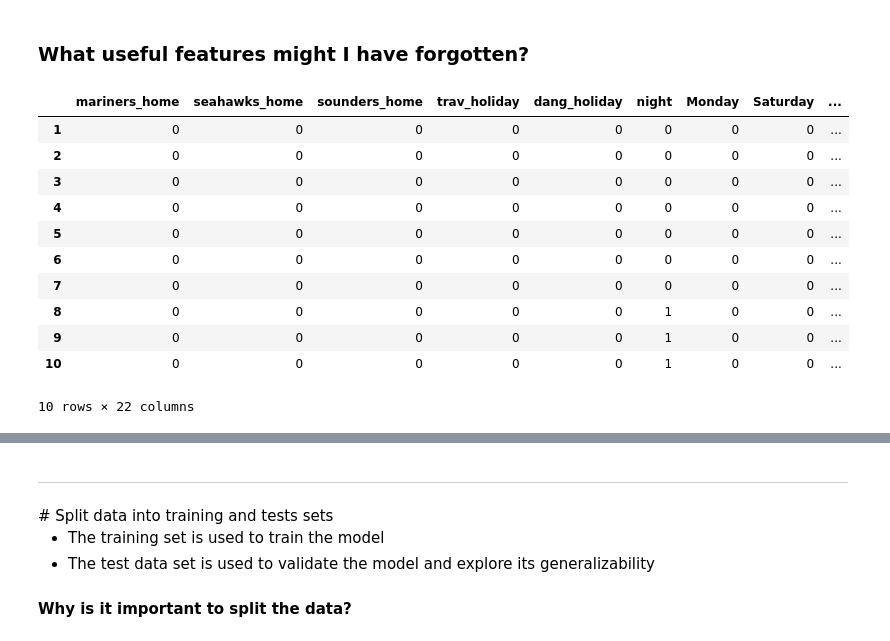
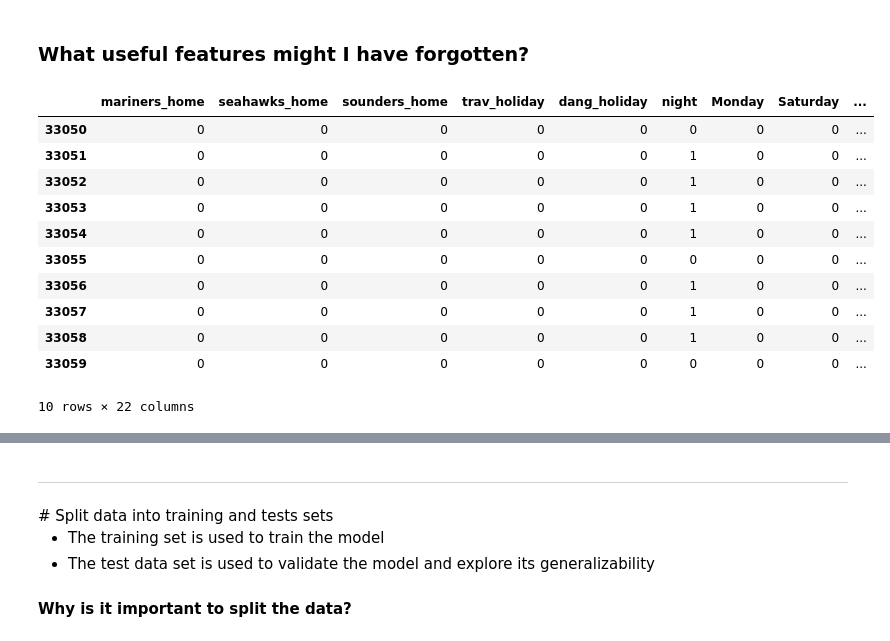
Before and after one commit to nickbuker/ML101, a Jupyter notebook: notebooks/ML101_1.ipynb, the cells around one changed output, grey strips where cells are left out. Cells and saved outputs as stored; diff of their text form; code cells hidden in the pictures.

```diff
--- a/notebooks/ML101_1.ipynb
+++ b/notebooks/ML101_1.ipynb
@@ -135,19 +135,19 @@ memory usage: 5.8 MB
 ### What useful features might I have forgotten?
 # %%
 # look at first few rows
-df.head(10)
+df.tail(10)
 # %% [output]
 |  | mariners_home | seahawks_home | sounders_home | trav_holiday | dang_holiday | night | Monday | Saturday | ... |
-| 1 | 0 | 0 | 0 | 0 | 0 | 0 | 0 | 0 | ... |
-| 2 | 0 | 0 | 0 | 0 | 0 | 0 | 0 | 0 | ... |
-| 3 | 0 | 0 | 0 | 0 | 0 | 0 | 0 | 0 | ... |
-| 4 | 0 | 0 | 0 | 0 | 0 | 0 | 0 | 0 | ... |
-| 5 | 0 | 0 | 0 | 0 | 0 | 0 | 0 | 0 | ... |
-| 6 | 0 | 0 | 0 | 0 | 0 | 0 | 0 | 0 | ... |
-| 7 | 0 | 0 | 0 | 0 | 0 | 0 | 0 | 0 | ... |
-| 8 | 0 | 0 | 0 | 0 | 0 | 1 | 0 | 0 | ... |
-| 9 | 0 | 0 | 0 | 0 | 0 | 1 | 0 | 0 | ... |
-| 10 | 0 | 0 | 0 | 0 | 0 | 1 | 0 | 0 | ... |
+| 33050 | 0 | 0 | 0 | 0 | 0 | 0 | 0 | 0 | ... |
+| 33051 | 0 | 0 | 0 | 0 | 0 | 1 | 0 | 0 | ... |
+| 33052 | 0 | 0 | 0 | 0 | 0 | 1 | 0 | 0 | ... |
+| 33053 | 0 | 0 | 0 | 0 | 0 | 1 | 0 | 0 | ... |
+| 33054 | 0 | 0 | 0 | 0 | 0 | 1 | 0 | 0 | ... |
+| 33055 | 0 | 0 | 0 | 0 | 0 | 0 | 0 | 0 | ... |
+| 33056 | 0 | 0 | 0 | 0 | 0 | 1 | 0 | 0 | ... |
+| 33057 | 0 | 0 | 0 | 0 | 0 | 1 | 0 | 0 | ... |
+| 33058 | 0 | 0 | 0 | 0 | 0 | 1 | 0 | 0 | ... |
+| 33059 | 0 | 0 | 0 | 0 | 0 | 0 | 0 | 0 | ... |
 10 rows × 22 columns
 # %%
 df.describe()
```
Also changed, not shown: parts of 3 cells of this notebook.
